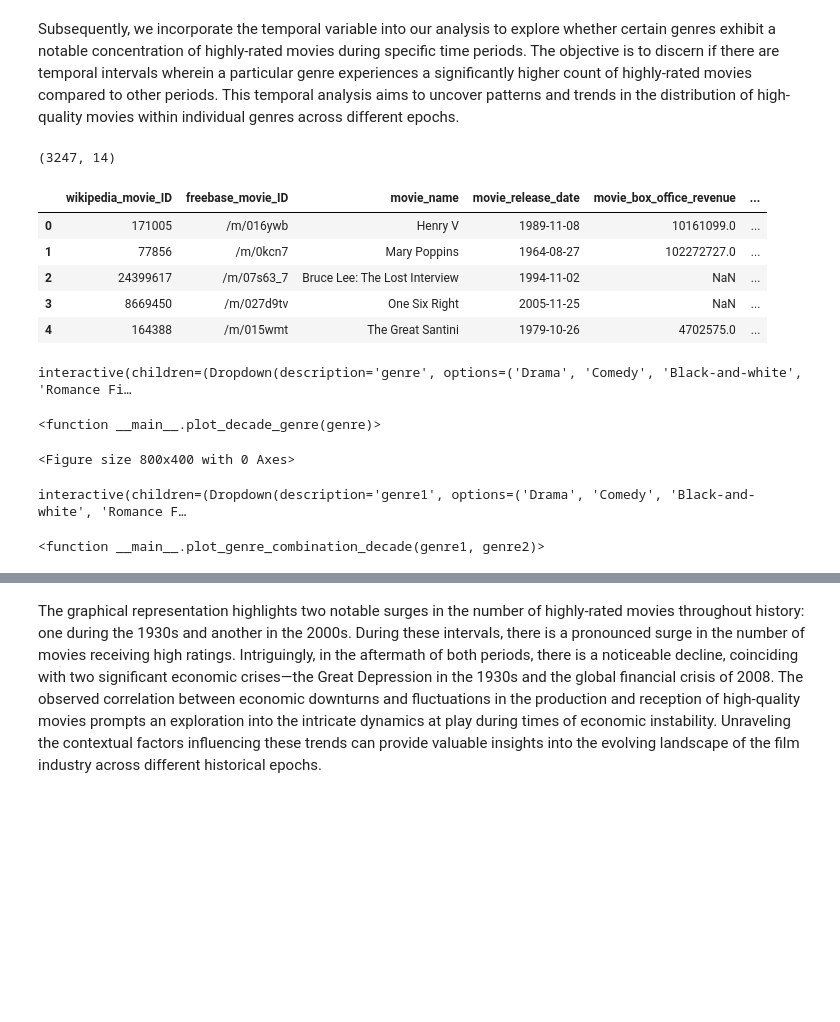
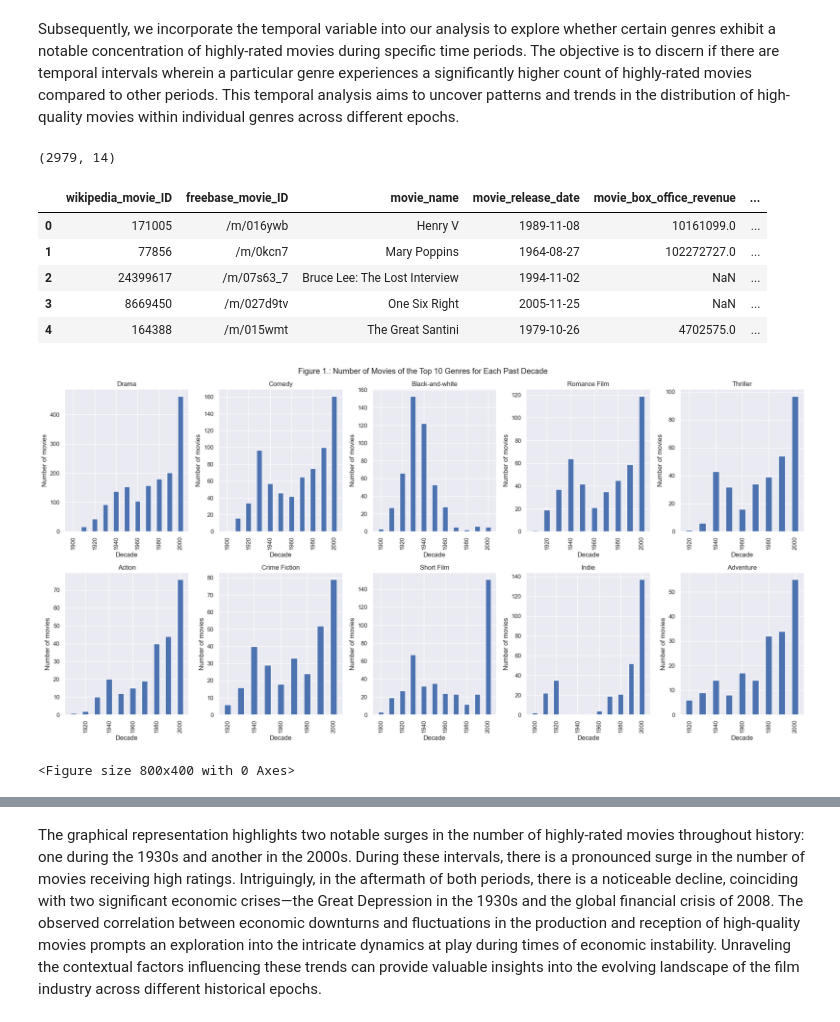
Before and after one commit to epfl-ada/ada-2023-project-zalix, a Jupyter notebook: rxy.ipynb, the cells around one changed output, grey strips where cells are left out. Drawn from its saved outputs; the diff is of its cells as text; code cells hidden in the pictures; blank space fills up the shorter version.

```diff
--- a/rxy.ipynb
+++ b/rxy.ipynb
@@ -205,11 +205,13 @@ Subsequently, we incorporate the temporal variable into our analysis to explore
 # %%
 #create a new dataframe with only the top 10 genres and has a rating larger than 7
 movies_main = movies[movies["averageRating"] >= 7].copy()
+#filter out the movies after 2010 since we are analyzing per decade
+movies_main = movies_main[movies_main["year_released"] < 2010].copy()
 movies_main = movies_main.reset_index(drop=True)
 print(movies_main.shape)
 movies_main.head()
 # %% [output]
-(3247, 14)
+(2979, 14)
 |  | wikipedia_movie_ID | freebase_movie_ID | movie_name | movie_release_date | movie_box_office_revenue | ... |
 | 0 | 171005 | /m/016ywb | Henry V | 1989-11-08 | 10161099.0 | ... |
 | 1 | 77856 | /m/0kcn7 | Mary Poppins | 1964-08-27 | 102272727.0 | ... |
@@ -217,27 +219,54 @@ movies_main.head()
 | 3 | 8669450 | /m/027d9tv | One Six Right | 2005-11-25 | NaN | ... |
 | 4 | 164388 | /m/015wmt | The Great Santini | 1979-10-26 | 4702575.0 | ... |
 # %%
-# plot the number of movies for a genre for each decade
-def plot_decade_genre(genre):
-    # create a new dataframe with only the genre
-    movies_genre = movies_main[movies_main['genre'].apply(lambda x: genre in x)].copy()
-    # create a new column with the decade
-    movies_genre['decade'] = movies_genre['year_released'].apply(lambda x: int(x) // 10 * 10)
-    # create a new dataframe with the number of movies for each decade
-    movies_genre_decade = movies_genre['decade'].value_counts().sort_index()
-    # plot the number of movies for each decade
-    plt.figure(figsize=(8, 4))
-    plt.bar(movies_genre_decade.index, movies_genre_decade.values)
-    plt.title("Number of movies for each decade")
-    plt.xlabel("Decade")
-    plt.ylabel("Number of movies")
-    plt.show()
+# # plot the number of movies for a genre for each decade
+# def plot_decade_genre(genre):
+#     # create a new dataframe with only the genre
+#     movies_genre = movies_main[movies_main['genre'].apply(lambda x: genre in x)].copy()
+#     # create a new column with the decade
+#     movies_genre['decade'] = movies_genre['year_released'].apply(lambda x: int(x) // 10 * 10)
+#     # create a new dataframe with the number of movies for each decade
+#     movies_genre_decade = movies_genre['decade'].value_counts().sort_index()
+#     # plot the number of movies for each decade
+#     plt.figure(figsize=(8, 4))
+#     plt.bar(movies_genre_decade.index, movies_genre_decade.values)
+#     plt.title("Number of movies for each decade")
+#     plt.xlabel("Decade")
+#     plt.ylabel("Number of movies")
+#     plt.show()
 
-# apply the function to the top 10 genres
-interact(plot_decade_genre, genre=genre_main.index,sharey=True)
+# # apply the function to the top 10 genres
+# interact(plot_decade_genre, genre=genre_main.index,sharey=True)
-# %% [output]
-interactive(children=(Dropdown(description='genre', options=('Drama', 'Comedy', 'Black-and-white', 'Romance Fi…
-<function __main__.plot_decade_genre(genre)>
+# %%
+# draw a 2*5 subplot of the number of movies for the first 16 combinations of genres of the top 10 genres in each decade, which are the most frequent combinations
+# create a new dataframe with only the top 10 genres
+movies_main = movies_main[movies_main['genre'].apply(lambda x: any(item for item in x if item in genre_main.index))].copy()
+# create a new column with the decade
+movies_main['decade'] = movies_main['year_released'].apply(lambda x: int(x) // 10 * 10)
+# create a new dataframe with the number of movies for each decade
+movies_main_decade = movies_main['decade'].value_counts().sort_index()
+
+plt.figure(figsize=(20, 10))
+plt.suptitle("Figure 1.: Number of Movies of the Top 10 Genres for Each Past Decade")
+# for each genre
+for i in range(10):
+    # create a new dataframe with only the genre
+    movies_genre = movies_main[movies_main['genre'].apply(lambda x: genre_main.index[i] in x)].copy()
+    # create a new dataframe with the number of movies for each decade
+    movies_genre_decade = movies_genre['decade'].value_counts().sort_index()
+    # plot the number of movies for each decade
+    plt.subplot(2,5, i + 1)
+    plt.bar(movies_genre_decade.index, movies_genre_decade.values,width=5)
+    plt.title(genre_main.index[i])
+    plt.xlabel("Decade")
+    plt.ylabel("Number of movies")
+    plt.xticks(rotation=90)
+    plt.tight_layout()
+# name the plot
+
+plt.show()
+# %% [output]
+[figure, added]
 # %%
 # now we explore the combination of genres
 # plot the number of movies for each combination of genres of the top 10 genres in each decade
@@ -251,7 +280,7 @@ def plot_genre_combination_decade(genre1, genre2):
     movies_genre_decade = movies_genre['decade'].value_counts().sort_index()
     # plot the number of movies for each decade
 
-    plt.bar(movies_genre_decade.index, movies_genre_decade.values)
+    plt.bar(movies_genre_decade.index, movies_genre_decade.values,width=5)
     plt.title("Number of movies for each decade of genre")
     plt.xlabel("Decade")
     plt.ylabel("Number of movies")
@@ -259,8 +288,6 @@ def plot_genre_combination_decade(genre1, genre2):
 
 
 # apply the function to the top 10 genres
-interact(plot_genre_combination_decade, genre1=genre_main.index, genre2=genre_main.index)
+#interact(plot_genre_combination_decade, genre1=genre_main.index, genre2=genre_main.index)
 # %% [output]
 <Figure size 800x400 with 0 Axes>
-interactive(children=(Dropdown(description='genre1', options=('Drama', 'Comedy', 'Black-and-white', 'Romance F…
-<function __main__.plot_genre_combination_decade(genre1, genre2)>
```
Also changed, not shown: parts of 8 cells of this notebook.
